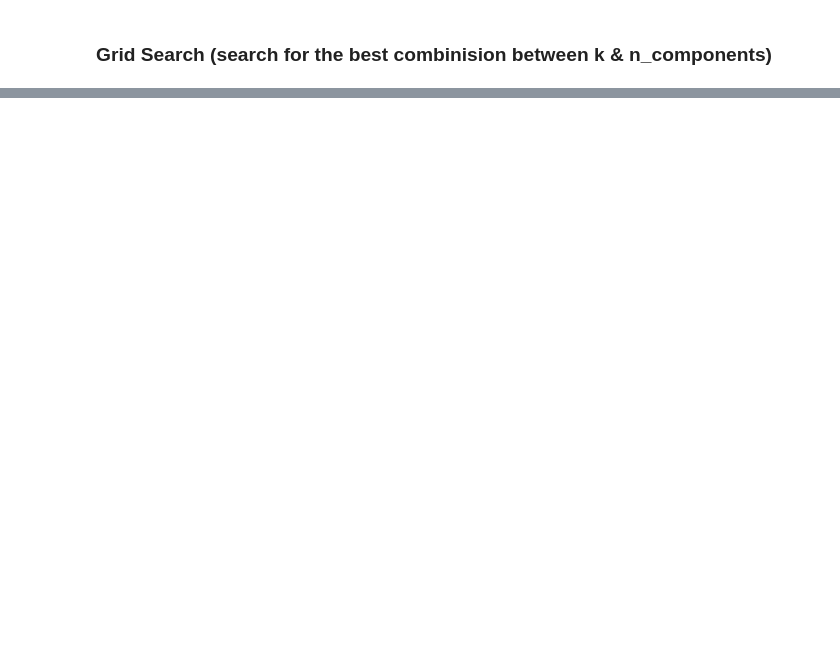
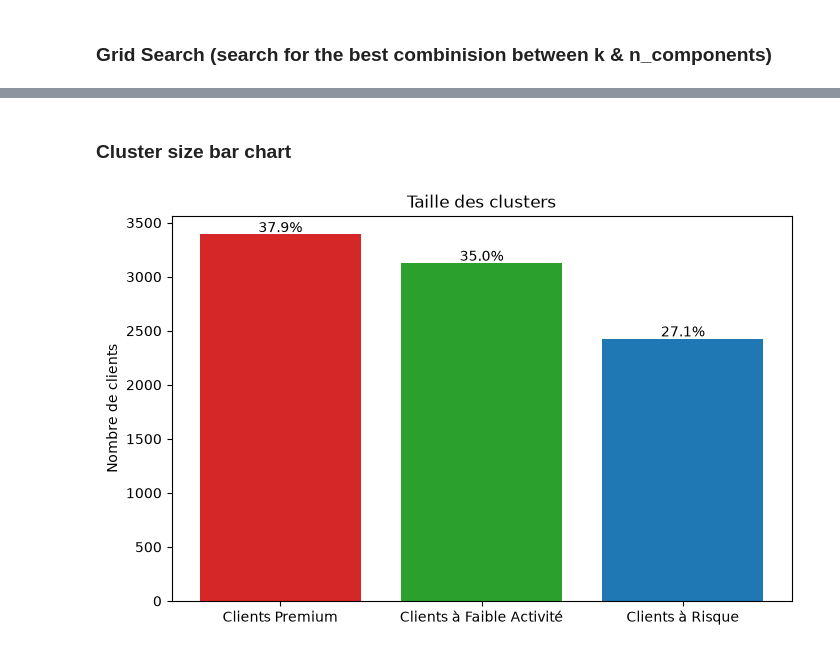
Before and after one commit to ABDELHAFIDaz/CardProfiler, a Jupyter notebook: notebooks/Clustering.ipynb, the cells around one changed output, grey strips where cells are left out. Drawn from its saved outputs; the diff is of its cells as text; code cells hidden in the pictures; blank space fills up the shorter version.

Commit message:
edited on the kmeans and dbscan grid search, also finished the feature story 3 and 4

```diff
--- a/notebooks/Clustering.ipynb
+++ b/notebooks/Clustering.ipynb
@@ -62,0 +220,13 @@ results_df.sort_values("silhouette", ascending=False)
+# %%
+best_dbscan = dbscan_df[dbscan_df["noise_ratio"] < 0.05].iloc[0]
+
+pca_dbscan = PCA(n_components=int(best_dbscan["n_components"]))
+X_pca_dbscan = pca_dbscan.fit_transform(df_prepare_clustering[cols])
+
+dbscan_final = DBSCAN(eps=best_dbscan["eps"], min_samples=int(best_dbscan["min_samples"]))
+labels_dbscan = dbscan_final.fit_predict(X_pca_dbscan)
+
+df_clean["cluster_dbscan"] = labels_dbscan
+df_clean["est_atypique_dbscan"] = (labels_dbscan == -1)
+
+df_clean["cluster_dbscan"].value_counts()
@@ -62,0 +267,3 @@ results_df.sort_values("silhouette", ascending=False)
+# %%
+df_clean["cluster_final"] = df_clean["cluster_kmeans"]
+df_clean.to_csv("../data/processed/df_clean.csv", index=False)
@@ -62,0 +314,13 @@ results_df.sort_values("silhouette", ascending=False)
+# %%
+cluster_names = {
+    0: "Clients à Risque",
+    1: "Clients Premium",
+    2: "Clients à Faible Activité"
+}
+
+df_clean["target"] = df_clean["cluster_final"].map(cluster_names)
+
+# sanity checks
+print(df_clean["target"].isnull().sum())  # should be 0
+print(df_clean["target"].value_counts())
+print(df_clean["cluster_final"].value_counts().sort_index())
@@ -62,0 +355,18 @@ results_df.sort_values("silhouette", ascending=False)
+# %% [markdown]
+### Cluster size bar chart
+# %%
+sizes = df_clean["target"].value_counts()
+sizes_pct = df_clean["target"].value_counts(normalize=True) * 100
+
+plt.figure(figsize=(8, 5))
+bars = plt.bar(sizes.index, sizes.values, color=["#d62728", "#2ca02c", "#1f77b4"])
+plt.ylabel("Nombre de clients")
+plt.title("Taille des clusters")
+
+for bar, pct in zip(bars, sizes_pct.values):
+    plt.text(bar.get_x() + bar.get_width()/2, bar.get_height() + 20,
+              f"{pct:.1f}%", ha="center")
+
+plt.show()
+# %% [output]
+[figure, added]
```
Also changed, not shown: parts of 33 cells of this notebook, 1 other file.
